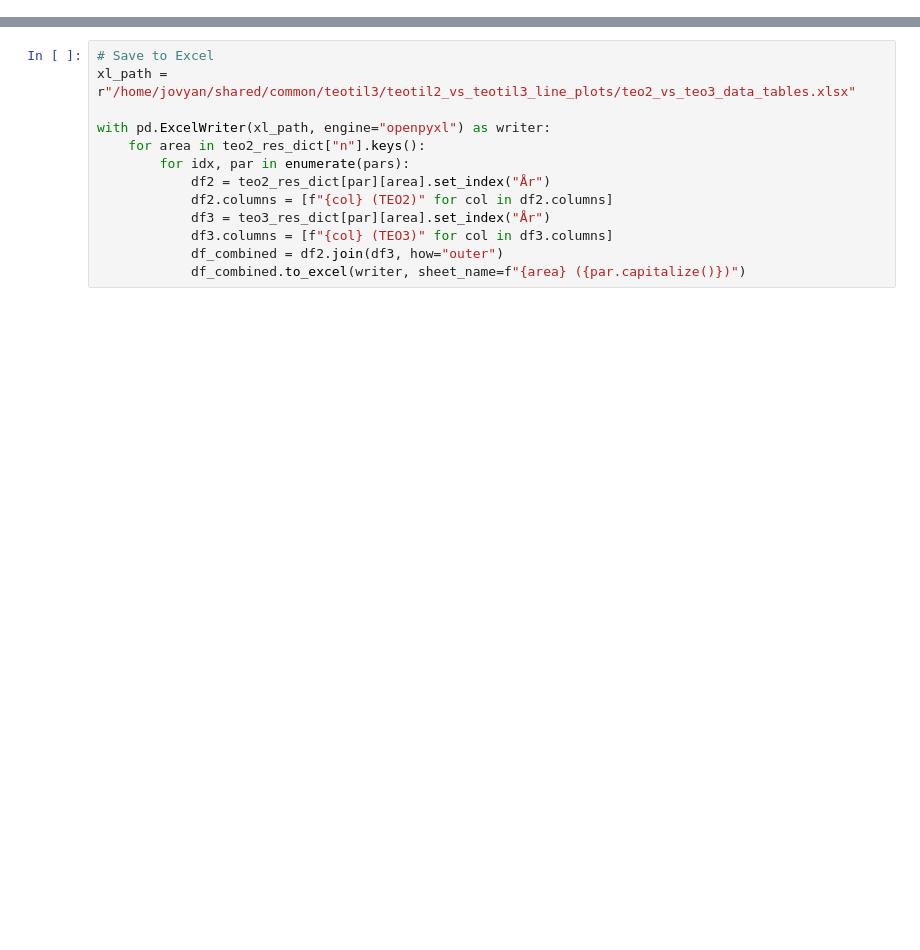
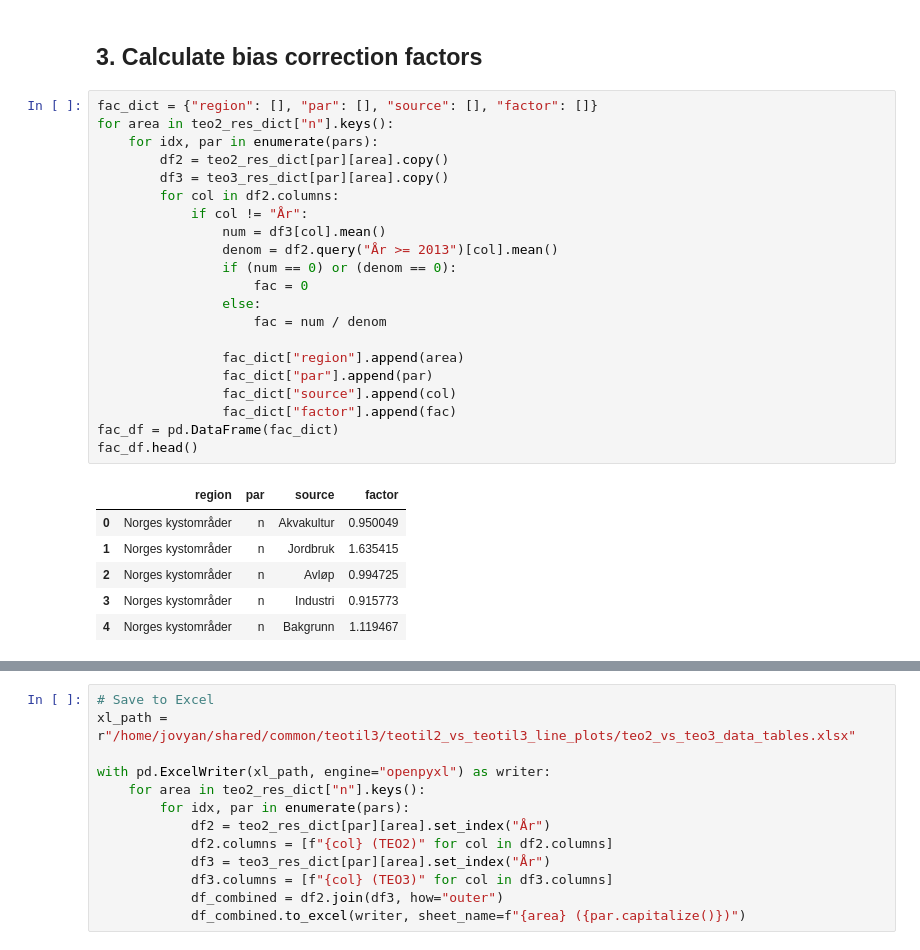
Before and after one commit to NIVANorge/teotil3, a Jupyter notebook: notebooks/development/T2-16_teotil2_vs_teotil3_timeseries.ipynb, the cells around one changed output, grey strips where cells are left out. Saved outputs shown, nothing was run; the diff lists cells and outputs as text; blank space fills up the shorter version.

```diff
--- a/notebooks/development/T2-16_teotil2_vs_teotil3_timeseries.ipynb
+++ b/notebooks/development/T2-16_teotil2_vs_teotil3_timeseries.ipynb
@@ -258,0 +290,30 @@ teo3_res_dict["n"]["Norges kystområder"]
+# %% [markdown]
+## 3. Calculate bias correction factors
+# %%
+fac_dict = {"region": [], "par": [], "source": [], "factor": []}
+for area in teo2_res_dict["n"].keys():
+    for idx, par in enumerate(pars):
+        df2 = teo2_res_dict[par][area].copy()
+        df3 = teo3_res_dict[par][area].copy()
+        for col in df2.columns:
+            if col != "År":
+                num = df3[col].mean()
+                denom = df2.query("År >= 2013")[col].mean()
+                if (num == 0) or (denom == 0):
+                    fac = 0
+                else:
+                    fac = num / denom
+
+                fac_dict["region"].append(area)
+                fac_dict["par"].append(par)
+                fac_dict["source"].append(col)
+                fac_dict["factor"].append(fac)
+fac_df = pd.DataFrame(fac_dict)
+fac_df.head()
+# %% [output]
+|  | region | par | source | factor |
+| 0 | Norges kystområder | n | Akvakultur | 0.950049 |
+| 1 | Norges kystområder | n | Jordbruk | 1.635415 |
+| 2 | Norges kystområder | n | Avløp | 0.994725 |
+| 3 | Norges kystområder | n | Industri | 0.915773 |
+| 4 | Norges kystområder | n | Bakgrunn | 1.119467 |
```
Also changed, not shown: parts of 14 cells of this notebook, 19 other files.
